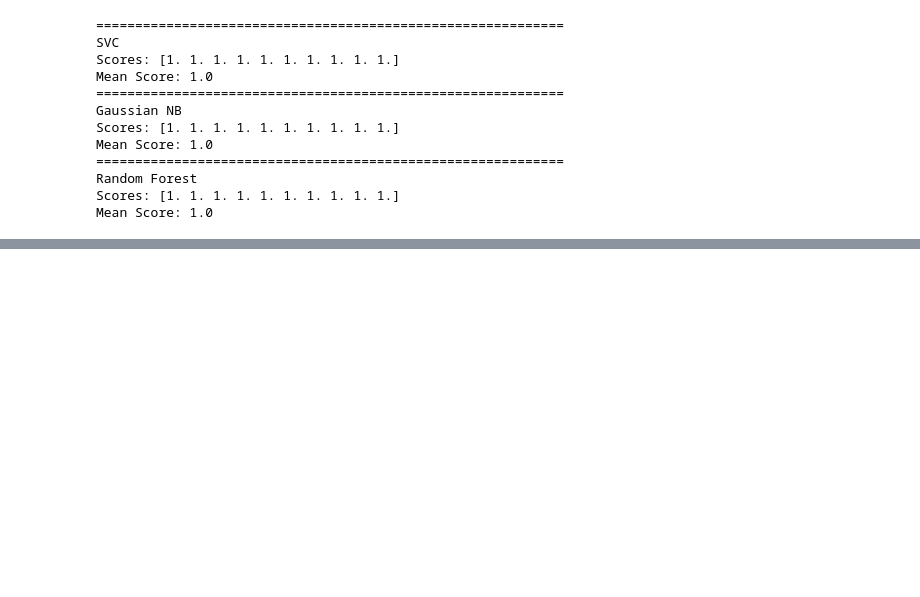
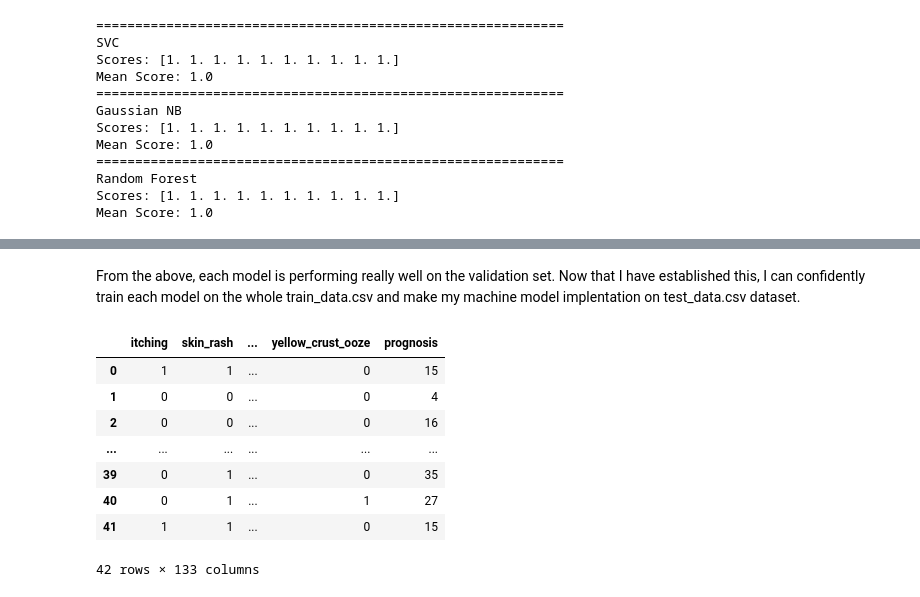
Before and after one commit to ISectionU/Disease-Prediction-Using-ML, a Jupyter notebook: Disease-Prediction-Using-ML.ipynb, the cells around one changed output, grey strips where cells are left out. Saved outputs shown, nothing was run; the diff lists cells and outputs as text; code cells hidden in the pictures; blank space fills up the shorter version.

```diff
--- a/Disease-Prediction-Using-ML.ipynb
+++ b/Disease-Prediction-Using-ML.ipynb
@@ -79,14 +81,14 @@ Balancing a dataset makes training a model easier because it helps prevent the m
 # %%
 # Removing null column and checking whether the dataset
 # is balanced or not
-csvDataset = pd.read_csv('Dataset/dataset.csv').dropna(axis = 1)
+csvTrain = pd.read_csv('Dataset/train_data.csv').dropna(axis = 1)
 
 # Counting the number of occurrences of each unique value in the
 # prognosis column. It returns a pandas Series object, where each unique
 # value is an index label and its count is the corresponding value
-disease_counts = csvDataset["prognosis"].value_counts()
+disease_counts = csvTrain["prognosis"].value_counts()
 
-# Create a dataframe (df) object from disease_counts
+# Create a temporary dataframe (df) object from disease_counts
 temp_df = pd.DataFrame({
     'Disease': disease_counts.index,
     'Counts': disease_counts.values
@@ -106,8 +108,9 @@ There is exactly 120 samples for each disease meaning balancing the dataset is n
 # %%
 # Encoding the target value into numerical
 # value using LabelEncoder()
-csvDataset["prognosis"] = LabelEncoder().fit_transform(csvDataset["prognosis"])
-print(csvDataset["prognosis"])
+encoder = LabelEncoder()
+csvTrain["prognosis"] = encoder.fit_transform(csvTrain["prognosis"])
+print(csvTrain["prognosis"])
 # %% [output]
 0       15
 1       15
@@ -304,0 +264,24 @@ Accuracy on test data by Random Forest Classifier: 100.0
+# %% [markdown]
+From the above, each model is performing really well on the validation set. Now that I have established this, I can confidently train each model on the whole train_data.csv and make my machine model implentation on test_data.csv dataset.
+# %%
+# Read test_data.csv file
+csvTest = pd.read_csv('Dataset/test_data.csv')
+
+# Encode and re-label prognosis column
+csvTest["prognosis"] = encoder.fit_transform(csvTest["prognosis"])
+
+# Grab feature and target labels
+X_test_final = csvTest.iloc[:,:-1]
+y_test_final = csvTest.iloc[:,-1]
+
+csvTest
+# %% [output]
+|  | itching | skin_rash | ... | yellow_crust_ooze | prognosis |
+| 0 | 1 | 1 | ... | 0 | 15 |
+| 1 | 0 | 0 | ... | 0 | 4 |
+| 2 | 0 | 0 | ... | 0 | 16 |
+| ... | ... | ... | ... | ... | ... |
+| 39 | 0 | 1 | ... | 0 | 35 |
+| 40 | 0 | 1 | ... | 1 | 27 |
+| 41 | 1 | 1 | ... | 0 | 15 |
+42 rows × 133 columns
```
Also changed, not shown: parts of 21 cells of this notebook.
